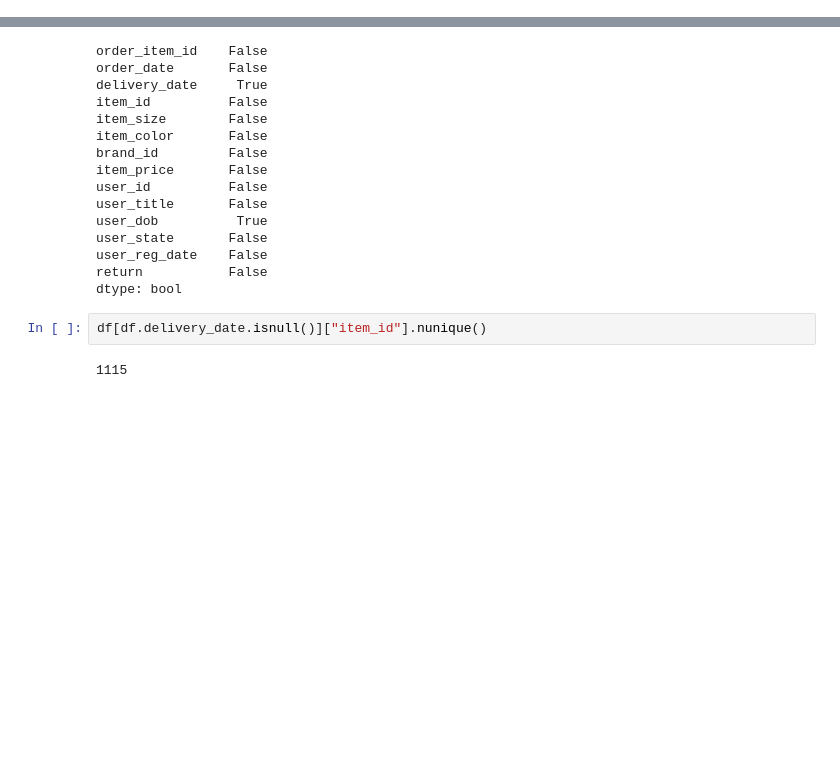
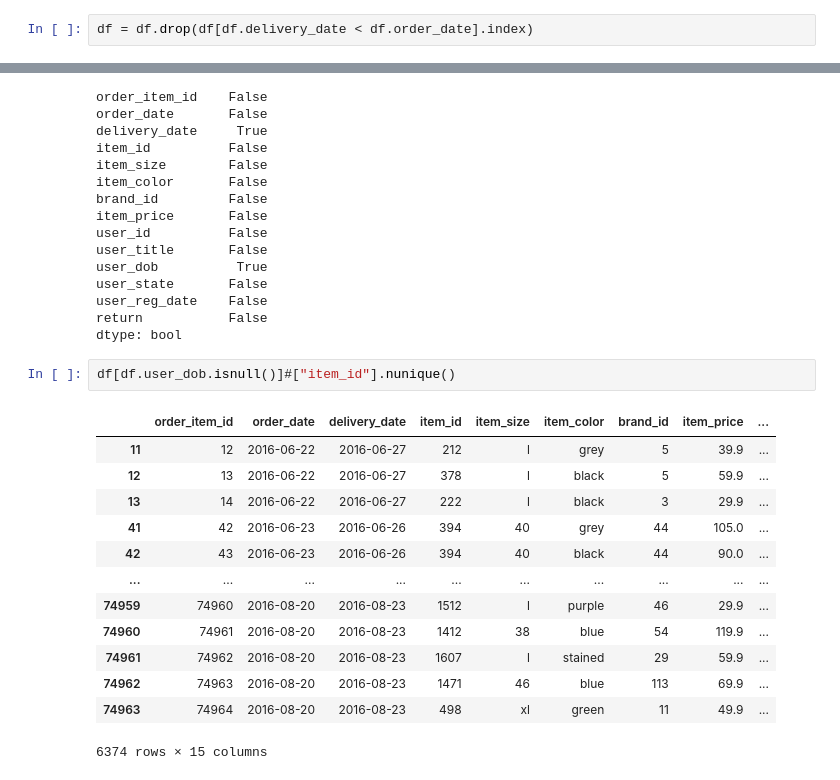
Before and after one commit to P-AEL/ML-Projekt, a Jupyter notebook: Paul/blob.ipynb, the cells around one changed output, grey strips where cells are left out. Saved outputs shown, nothing was run; the diff lists cells and outputs as text; blank space fills up the shorter version.

```diff
--- a/Paul/blob.ipynb
+++ b/Paul/blob.ipynb
@@ -77,3 +162,5 @@ df.describe()
 | 50% | 37504.000000 | 479.000000 | 24.000000 | 49.900000 | 30486.000000 | 0.000000 |
 | 75% | 56255.500000 | 1517.000000 | 43.000000 | 74.900000 | 36479.000000 | 1.000000 |
 | max | 75007.000000 | 2224.000000 | 137.000000 | 999.000000 | 43801.000000 | 1.000000 |
+# %%
+df = df.drop(df[df.delivery_date < df.order_date].index)
@@ -116,6 +207,18 @@ user_reg_date    False
 return           False
 dtype: bool
 # %%
-df[df.delivery_date.isnull()]["item_id"].nunique()
+df[df.user_dob.isnull()]#["item_id"].nunique()
 # %% [output]
+|  | order_item_id | order_date | delivery_date | item_id | item_size | item_color | brand_id | item_price | ... |
+| 11 | 12 | 2016-06-22 | 2016-06-27 | 212 | l | grey | 5 | 39.9 | ... |
+| 12 | 13 | 2016-06-22 | 2016-06-27 | 378 | l | black | 5 | 59.9 | ... |
+| 13 | 14 | 2016-06-22 | 2016-06-27 | 222 | l | black | 3 | 29.9 | ... |
+| 41 | 42 | 2016-06-23 | 2016-06-26 | 394 | 40 | grey | 44 | 105.0 | ... |
+| 42 | 43 | 2016-06-23 | 2016-06-26 | 394 | 40 | black | 44 | 90.0 | ... |
+| ... | ... | ... | ... | ... | ... | ... | ... | ... | ... |
+| 74959 | 74960 | 2016-08-20 | 2016-08-23 | 1512 | l | purple | 46 | 29.9 | ... |
+| 74960 | 74961 | 2016-08-20 | 2016-08-23 | 1412 | 38 | blue | 54 | 119.9 | ... |
+| 74961 | 74962 | 2016-08-20 | 2016-08-23 | 1607 | l | stained | 29 | 59.9 | ... |
+| 74962 | 74963 | 2016-08-20 | 2016-08-23 | 1471 | 46 | blue | 113 | 69.9 | ... |
+| 74963 | 74964 | 2016-08-20 | 2016-08-23 | 498 | xl | green | 11 | 49.9 | ... |
-1115
+6374 rows × 15 columns
```
Also changed, not shown: parts of 17 cells of this notebook.
